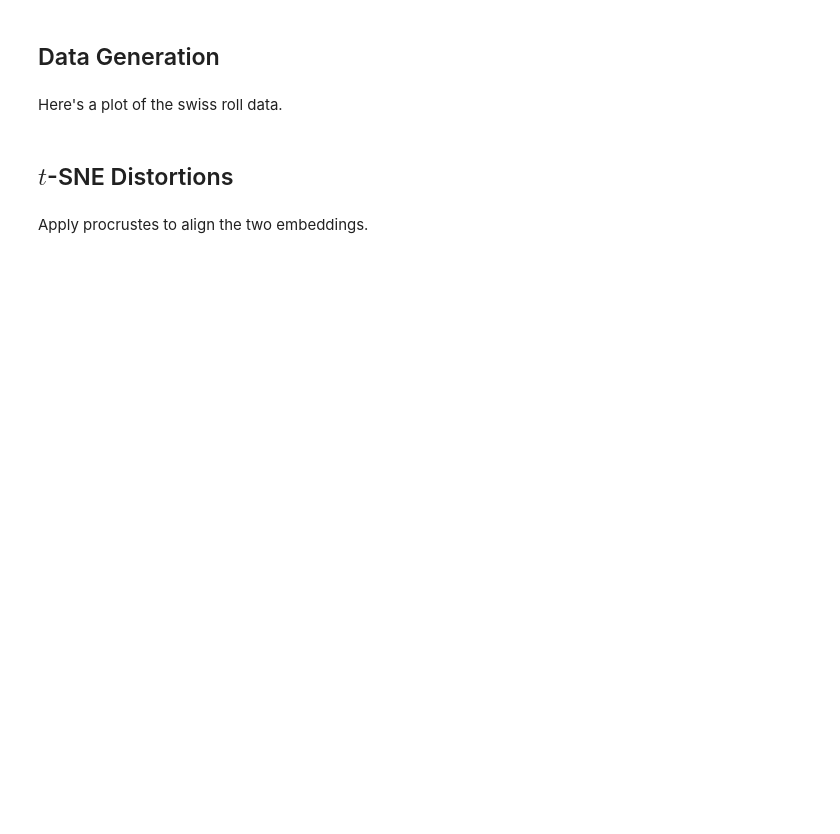
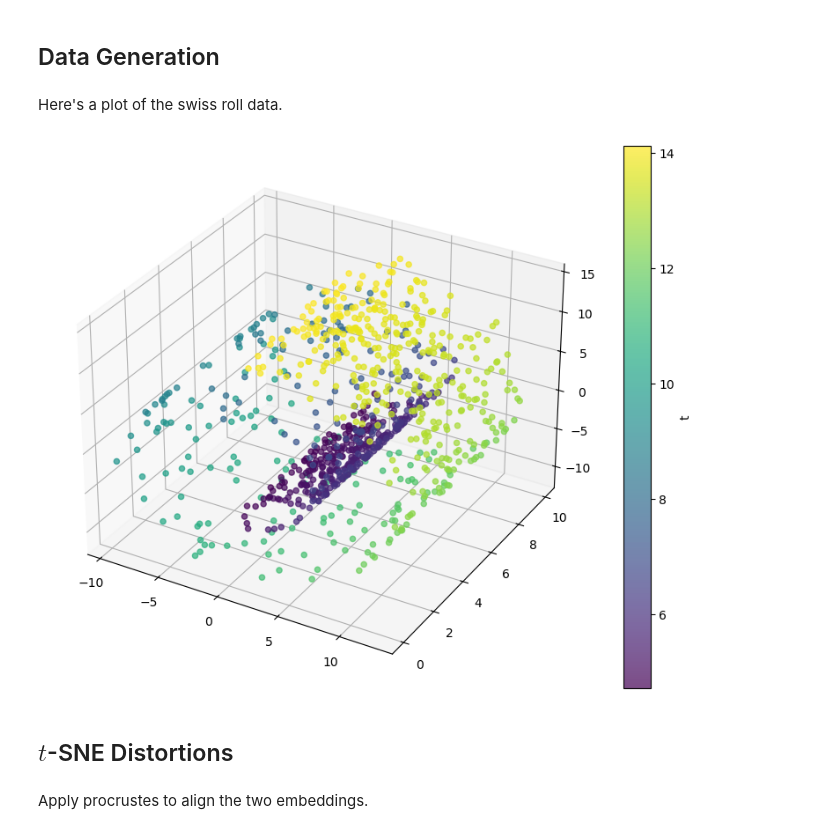
Before and after one commit to krisrs1128/distortions, a Jupyter notebook: docs/tutorials/embedding-stability.ipynb, the cells around one changed output. Saved outputs shown, nothing was run; the diff lists cells and outputs as text; code cells hidden in the pictures; blank space fills up the shorter version.

Commit message:
work directly off pre-saved manifold data

```diff
--- a/docs/tutorials/embedding-stability.ipynb
+++ b/docs/tutorials/embedding-stability.ipynb
@@ -4,9 +3,15 @@ from baselines.scripts.variable_density_swiss_roll import non_uniform_swiss
 seeds = [20251106, 20251108]
 # %%
+import pandas as pd
+
 N = 1500
 K = 2
-np.random.seed(seeds[0])
-X, t = non_uniform_swiss(2, 1, .2, N, pi0=0.25, K=K, dim=3)
+noise = 0.0
+
+X_noisy = pd.read_csv(f"./baselines/data/swiss_noise_{noise}.csv").values
+t = X_noisy[:, 3]
+X_noisy = X_noisy[:, :3]
+X = X_noisy
 # %% [markdown]
 ## Data Generation
 # %% [markdown]
@@ -14,11 +19,13 @@ Here's a plot of the swiss roll data.
 # %%
 import matplotlib.pyplot as plt
 fig = plt.figure(figsize=(10, 8))
 ax = fig.add_subplot(111, projection='3d')
 
-sc = ax.scatter(X[:, 0], X[:, 1], X[:, 2], c=t, s=20, alpha=0.7, cmap='viridis')
+sc = ax.scatter(X_noisy[:, 0], X_noisy[:, 1], X_noisy[:, 2], c=t, s=20, alpha=0.7, cmap='viridis')
 plt.colorbar(sc, ax=ax, label='t')
 plt.show()
+# %% [output]
+[figure, added]
 # %%
 import altair as alt
 import pandas as pd
```
Also changed, not shown: parts of 22 cells of this notebook.
